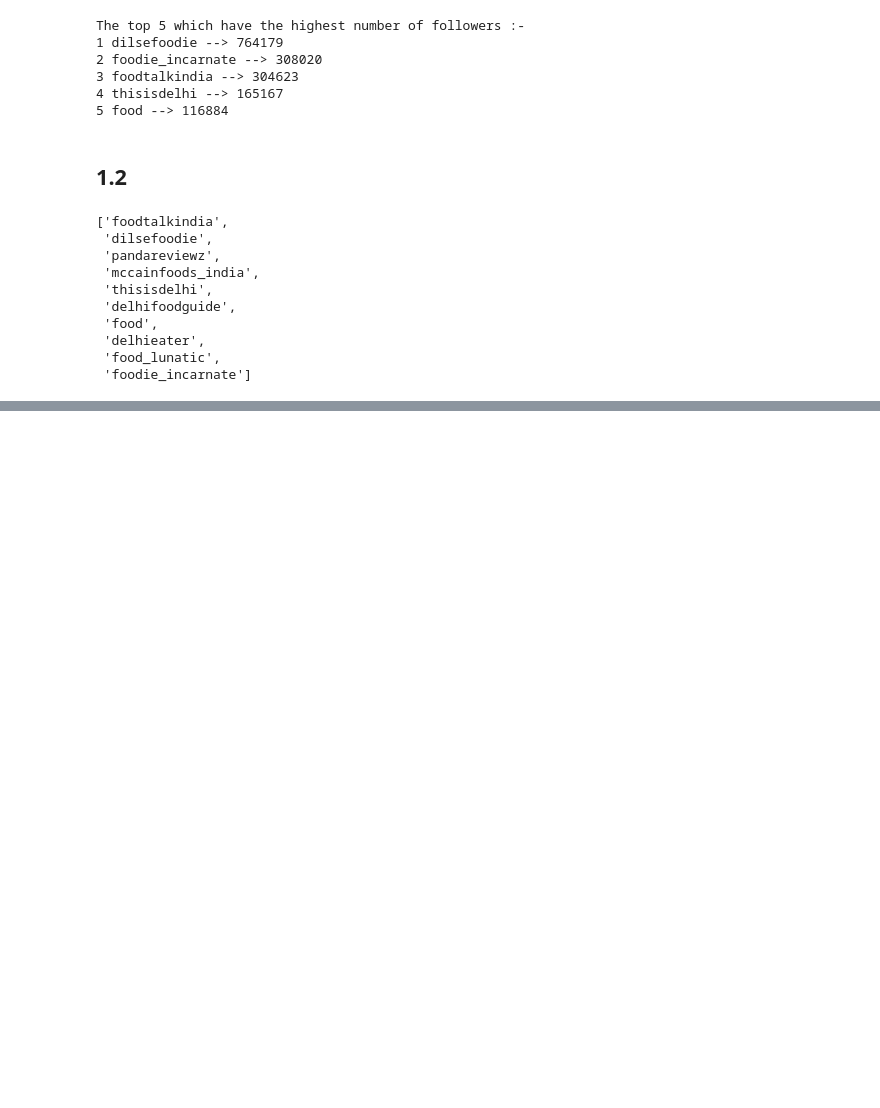
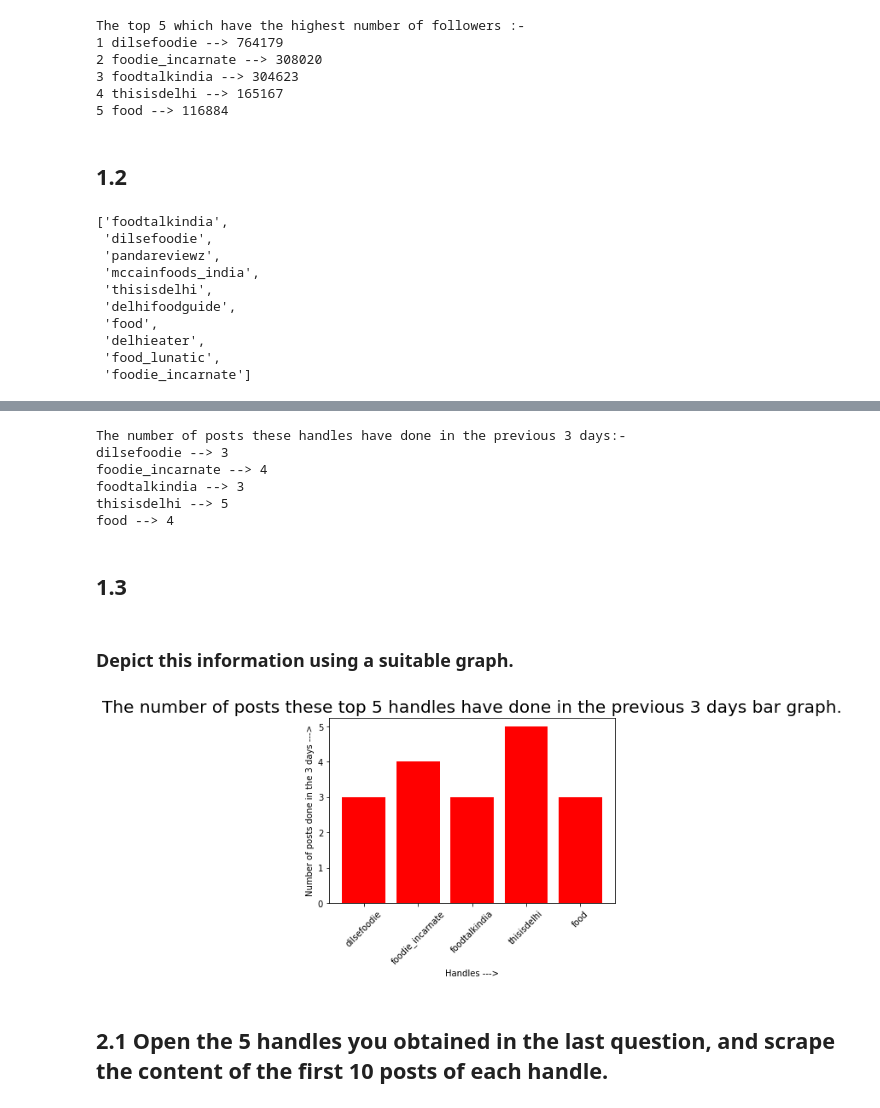
Before and after one commit to gk-gunjan/Web-Scraping, a Jupyter notebook: Assignments/Insta Bot - Part 2.ipynb, the cells around one changed output, grey strips where cells are left out. Cells and saved outputs as stored; diff of their text form; code cells hidden in the pictures; blank space fills up the shorter version.

Commit message:
Insta Bot part-2 Done

```diff
--- a/Assignments/Insta Bot - Part 2.ipynb
+++ b/Assignments/Insta Bot - Part 2.ipynb
@@ -184,13 +139,3 @@ insta_handles
  'delhieater',
  'food_lunatic',
  'foodie_incarnate']
-# %%
-print("Top 5 handles (w.r.t followers) : ")
-print()
-
-print(" ", "Handle","      ","Followers")
-
-five=[]
-for i,j in sorted_top:
-    print(i," : ",j)
-    five.append(i)
@@ -209,0 +144,8 @@ sort_d
+# %%
+top_five =[]
+count=0
+for i in sort_d:
+    if count==5:
+        break
+    top_five.append(i)
+    count+=1
@@ -209,0 +195,37 @@ sort_d
+# %%
+posts={}
+for i in top_five:
+    posts[i]=count_posts(i)
+
+print("The number of posts these handles have done in the previous 3 days:-")
+
+for i in posts:
+    print(i,"-->",posts[i])
+# %% [output]
+The number of posts these handles have done in the previous 3 days:-
+dilsefoodie --> 3
+foodie_incarnate --> 4
+foodtalkindia --> 3
+thisisdelhi --> 5
+food --> 4
+# %% [markdown]
+## 1.3
+# %% [markdown]
+### Depict this information using a suitable graph.
+# %%
+import matplotlib.pyplot as plt
+x=[]
+y=[]
+for i in posts:
+    x.append(i)
+    y.append(posts[i])
+plt.bar(x,y,color='r')
+plt.title('The number of posts these top 5 handles have done in the previous 3 days bar graph.',fontdict={'fontsize':20})
+plt.xlabel('Handles --->')
+plt.ylabel('Number of posts done in the 3 days --->')
+plt.xticks(rotation=45,color='black')
+plt.show()
+# %% [output]
+[figure, added]
+# %% [markdown]
+## 2.1 Open the 5 handles you obtained in the last question, and scrape the content of the first 10 posts of each handle.
```
Also changed, not shown: parts of 30 cells of this notebook, 1 other file.
